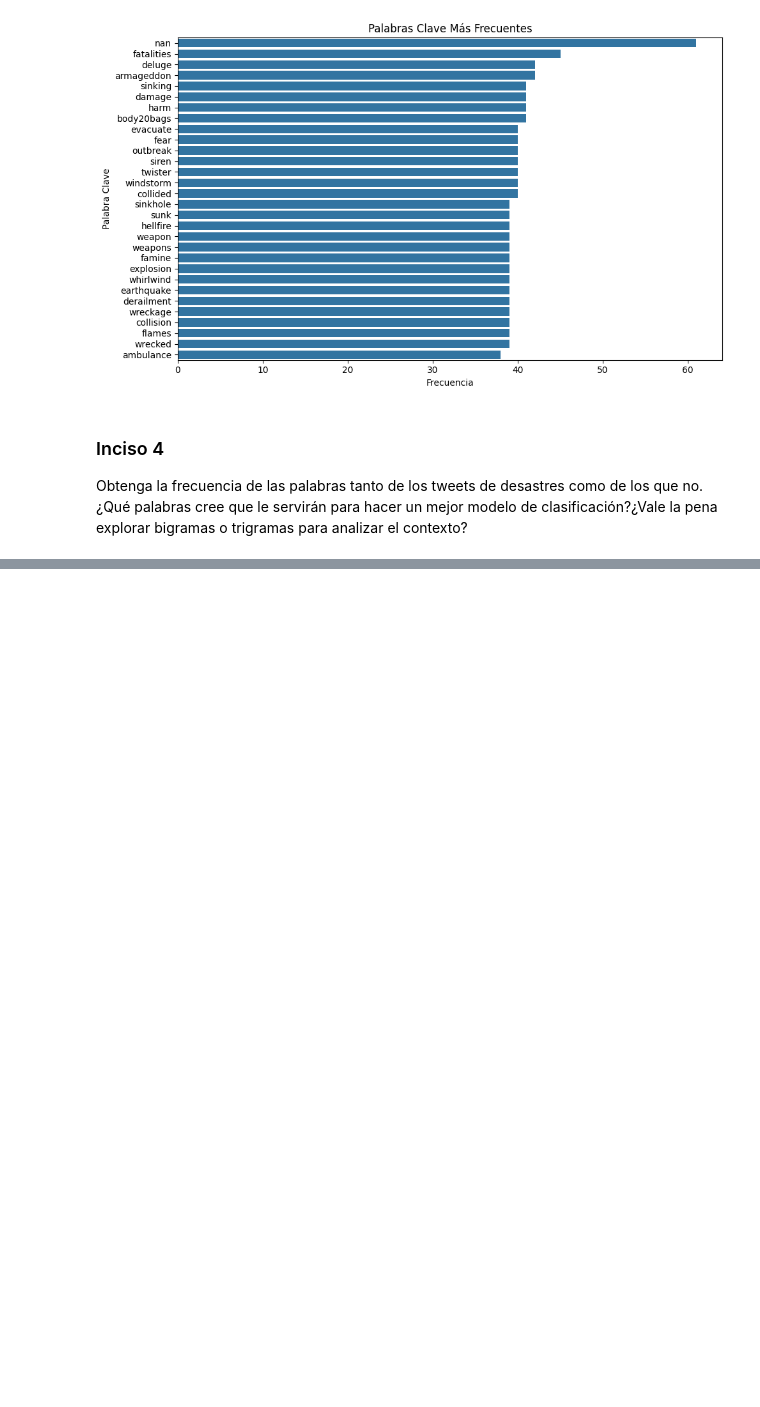
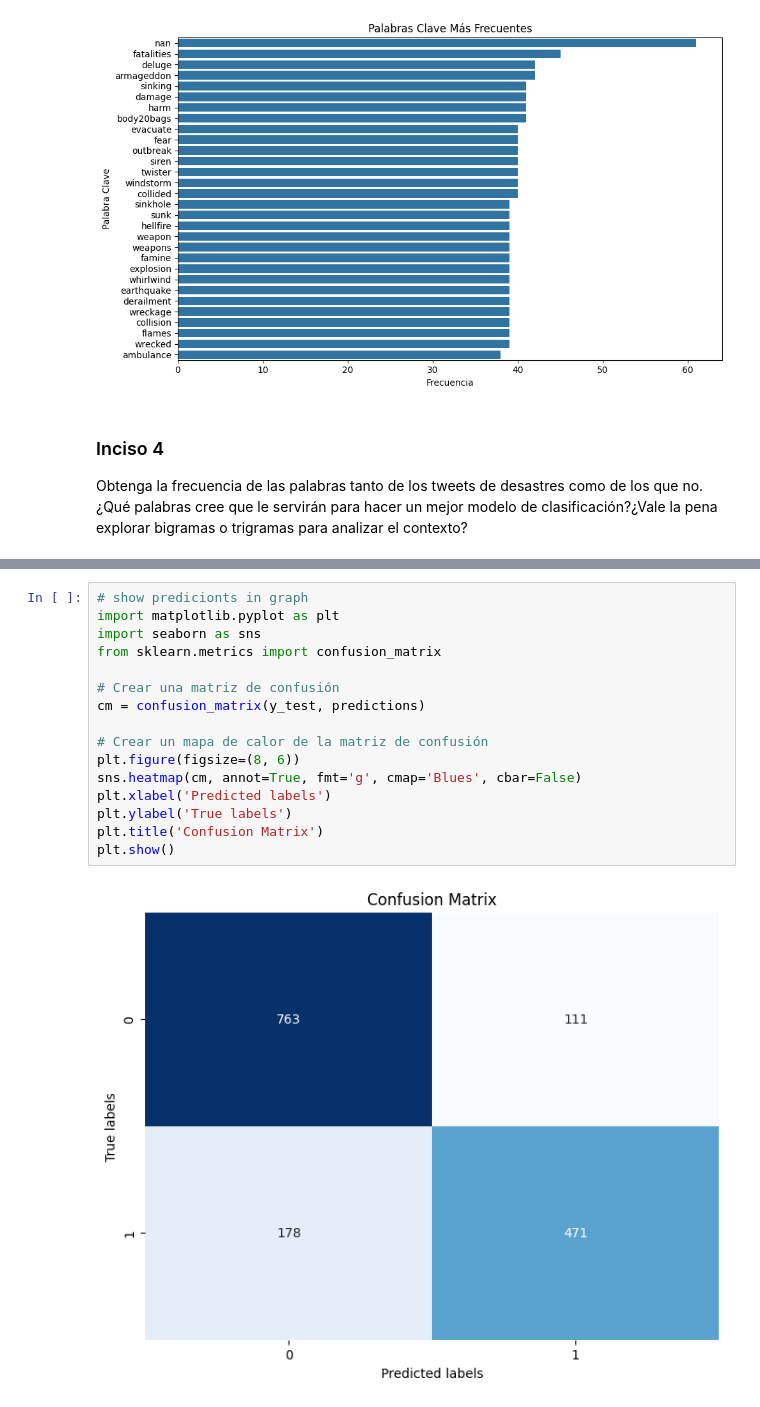
Before and after one commit to JDgomez2002/data-science-labs, a Jupyter notebook: lab5/lab5.ipynb, the cells around one changed output, grey strips where cells are left out. Drawn from its saved outputs; the diff is of its cells as text; blank space fills up the shorter version.

```diff
--- a/lab5/lab5.ipynb
+++ b/lab5/lab5.ipynb
@@ -212,0 +293,18 @@ Obtenga la frecuencia de las palabras tanto de los tweets de desastres como de l
+# %%
+# show predicionts in graph
+import matplotlib.pyplot as plt
+import seaborn as sns
+from sklearn.metrics import confusion_matrix
+
+# Crear una matriz de confusión
+cm = confusion_matrix(y_test, predictions)
+
+# Crear un mapa de calor de la matriz de confusión
+plt.figure(figsize=(8, 6))
+sns.heatmap(cm, annot=True, fmt='g', cmap='Blues', cbar=False)
+plt.xlabel('Predicted labels')
+plt.ylabel('True labels')
+plt.title('Confusion Matrix')
+plt.show()
+# %% [output]
+[figure, added]
```
Also changed, not shown: parts of 14 cells of this notebook, 1 other file.
